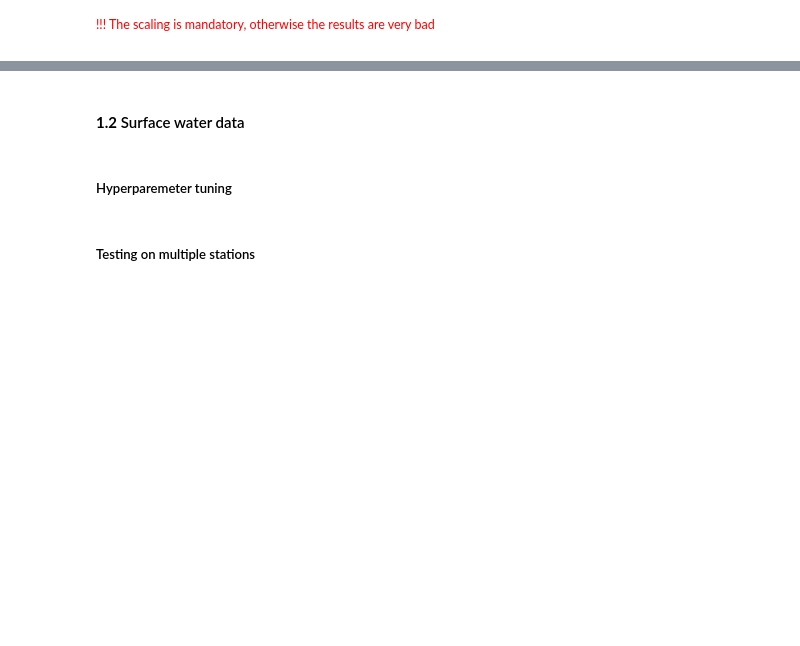
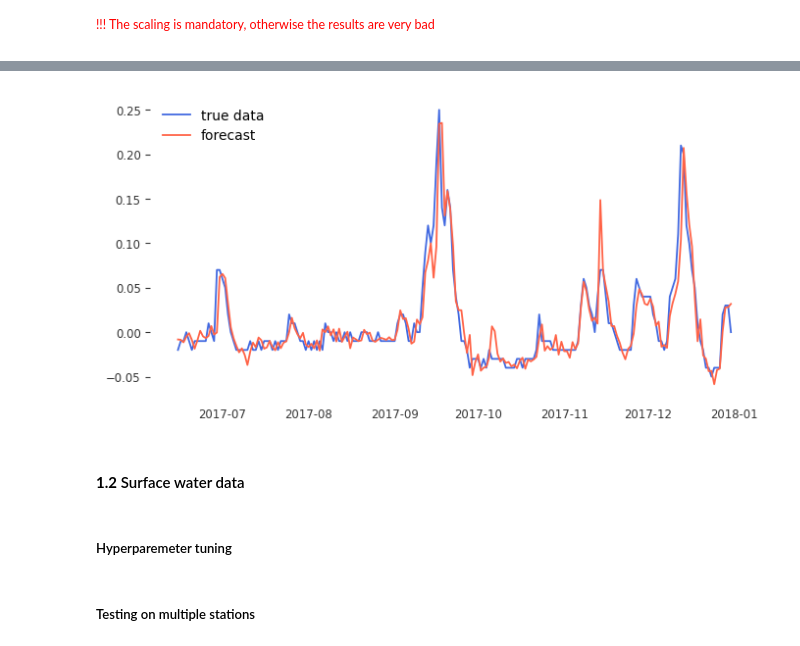
Before and after one commit to rok-klancic/foundation-models, a Jupyter notebook: notebooks/neural-network-multivariate-test.ipynb, the cells around one changed output, grey strips where cells are left out. Cells and saved outputs as stored; diff of their text form; code cells hidden in the pictures; blank space fills up the shorter version.

```diff
--- a/notebooks/neural-network-multivariate-test.ipynb
+++ b/notebooks/neural-network-multivariate-test.ipynb
@@ -577,12 +780,28 @@ study.best_value
 # %%
 aquifers_list = [85065, 85064]
+aquifers_list = [85065]
+# %%
+# Get the data
+aquifer_by_stations = joblib.load('../data/interim/ground-water-and-weather-with-forecasts-and-additional-features.joblib')
+
+# Fixing the shift in the data
+for i in range(horizon):
+    for aquifer in aquifers_list:
+        aquifer_by_stations[aquifer][additional_parameters_list[i]] = aquifer_by_stations[aquifer][additional_parameters_list[i]].shift(i+1)
+
+for aquifer in aquifers_list:
+    aquifer_by_stations[aquifer] = aquifer_by_stations[aquifer].iloc[5:]
 # %% [markdown]
 <span style="color:red"><sup>!!! The scaling is mandatory, otherwise the results are very bad</sup></span>
 # %%
 # Scale the additional features
 for aquifer in aquifers_list:
-    for feature in additional_parameters:
-        aquifer_by_stations[aquifer][feature] = standard_scaling(aquifer_by_stations[aquifer][feature])
+    for feature in additional_parameters :
+        # Check if the feature is a boolean or a number
+        if aquifer_by_stations[aquifer][feature].dtype == 'bool':
+            continue
+        else:
+            aquifer_by_stations[aquifer][feature] = standard_scaling(aquifer_by_stations[aquifer][feature])
 # %%
 '''{'input_size': 7,
  'n_harmonics': 2,
@@ -667,13 +947,15 @@ r2_average
 # %%
 plt.figure(figsize=(8, 4))
-plt.plot(aquifer_by_stations[aquifer]['date'][-350:-250], aquifer_by_stations[aquifer]['altitude_diff'][-350:-250], color="royalblue", label="true data")
+plt.plot(aquifer_by_stations[aquifer]['date'][-200:], aquifer_by_stations[aquifer]['altitude_diff'][-200:], color="royalblue", label="true data")
 #plt.plot(aquifer_by_stations[aquifer]['date'][-200:], aquifer_by_stations[aquifer]['precipitation'][-200:].apply(lambda x: x/50), color="olive", label="true data")
-#plt.plot(aquifer_by_stations[aquifer]['date'][-200:], predictions[0][-200:], color="tomato", label="forecast")
+plt.plot(aquifer_by_stations[aquifer]['date'][-200:], predictions[0][-200:], color="tomato", label="forecast")
 #plt.plot(aquifer_by_stations[aquifer]['date'][-200:], predictions[1][-200:], color="green", label="forecast")
-plt.plot(aquifer_by_stations[aquifer]['date'][-350:-250], predictions[4][-350:-250], color="goldenrod", label="forecast")
+#plt.plot(aquifer_by_stations[aquifer]['date'][-200:], predictions[4][-200:], color="goldenrod", label="forecast")
 plt.legend()
 plt.grid()
 plt.show()
+# %% [output]
+[figure, added]
 # %%
 # Save the average r2_scores
 with open('../reports/n-beatsx/n-beatxs-ground-water-r2.txt', 'w') as file:
```
Also changed, not shown: parts of 19 cells of this notebook, 4 other files.
